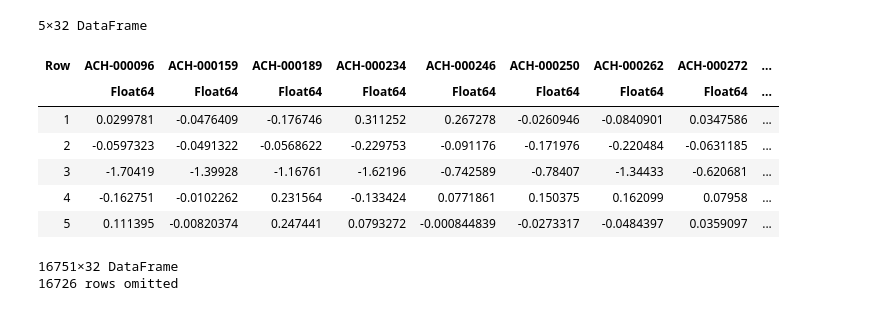
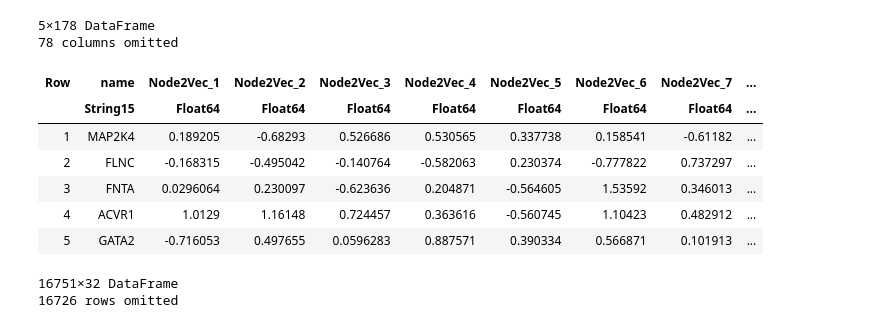
Before and after one commit to giordamaug/WiSARDj, a Jupyter notebook: notebooks/provaGroups.ipynb, the cells around one changed output. Drawn from its saved outputs; the diff is of its cells as text; code cells hidden in the pictures.

```diff
--- a/notebooks/provaGroups.ipynb
+++ b/notebooks/provaGroups.ipynb
@@ -1,15 +1,16 @@
 # %%
-using CSV, DataFrames, MLBase, MLJBase
+using CSV, DataFrames
 df = CSV.read("/users/maurizio/WiSARDpy/datasets/biomat.csv", DataFrames.DataFrame)
-df = select(df, r"ACH-")
+#df = dforig[!, r"ACH-"]
 first(df, 5)
 # %% [output]
-5×32 DataFrame
+5×178 DataFrame
+78 columns omitted
-| Row | ACH-000096 | ACH-000159 | ACH-000189 | ACH-000234 | ACH-000246 | ACH-000250 | ACH-000262 | ACH-000272 | ... |
-|  | Float64 | Float64 | Float64 | Float64 | Float64 | Float64 | Float64 | Float64 | ... |
-| 1 | 0.0299781 | -0.0476409 | -0.176746 | 0.311252 | 0.267278 | -0.0260946 | -0.0840901 | 0.0347586 | ... |
-| 2 | -0.0597323 | -0.0491322 | -0.0568622 | -0.229753 | -0.091176 | -0.171976 | -0.220484 | -0.0631185 | ... |
-| 3 | -1.70419 | -1.39928 | -1.16761 | -1.62196 | -0.742589 | -0.78407 | -1.34433 | -0.620681 | ... |
-| 4 | -0.162751 | -0.0102262 | 0.231564 | -0.133424 | 0.0771861 | 0.150375 | 0.162099 | 0.07958 | ... |
-| 5 | 0.111395 | -0.00820374 | 0.247441 | 0.0793272 | -0.000844839 | -0.0273317 | -0.0484397 | 0.0359097 | ... |
+| Row | name | Node2Vec_1 | Node2Vec_2 | Node2Vec_3 | Node2Vec_4 | Node2Vec_5 | Node2Vec_6 | Node2Vec_7 | ... |
+|  | String15 | Float64 | Float64 | Float64 | Float64 | Float64 | Float64 | Float64 | ... |
+| 1 | MAP2K4 | 0.189205 | -0.68293 | 0.526686 | 0.530565 | 0.337738 | 0.158541 | -0.61182 | ... |
+| 2 | FLNC | -0.168315 | -0.495042 | -0.140764 | -0.582063 | 0.230374 | -0.777822 | 0.737297 | ... |
+| 3 | FNTA | 0.0296064 | 0.230097 | -0.623636 | 0.204871 | -0.564605 | 1.53592 | 0.346013 | ... |
+| 4 | ACVR1 | 1.0129 | 1.16148 | 0.724457 | 0.363616 | -0.560745 | 1.10423 | 0.482912 | ... |
+| 5 | GATA2 | -0.716053 | 0.497655 | 0.0596283 | 0.887571 | 0.390334 | 0.566871 | 0.101913 | ... |
 # %%
```
Also changed, not shown: parts of 6 cells of this notebook.
